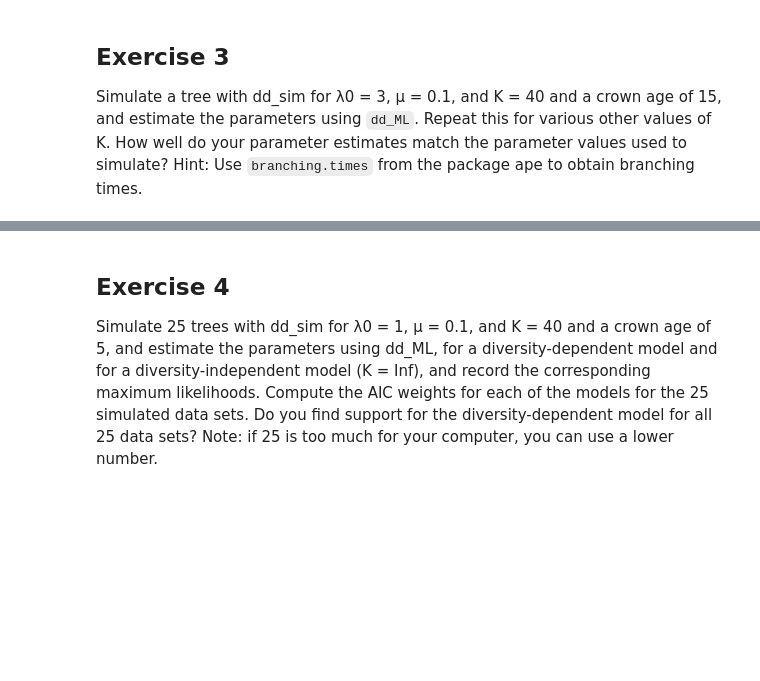
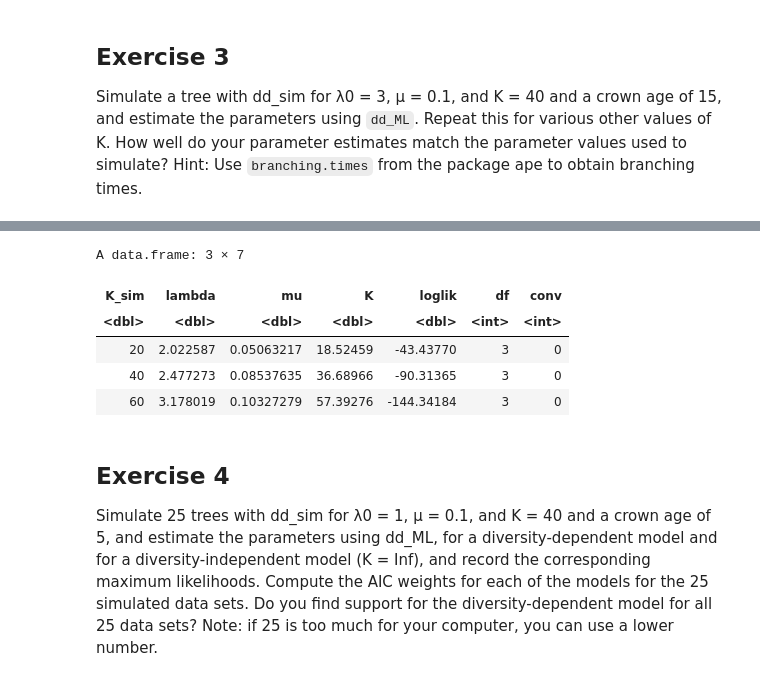
Before and after one commit to singuyenmai/bioModelling, a Jupyter notebook: macroevolution/Exercises_2.ipynb, the cells around one changed output, grey strips where cells are left out. Cells and saved outputs as stored; diff of their text form; code cells hidden in the pictures; blank space fills up the shorter version.

```diff
--- a/macroevolution/Exercises_2.ipynb
+++ b/macroevolution/Exercises_2.ipynb
@@ -127,13 +107,3 @@ A matrix: 421 × 4 of type dbl
 # %% [markdown]
 ## Exercise 3
 Simulate a tree with dd_sim for λ0 = 3, µ = 0.1, and K = 40 and a crown age of 15, and estimate the parameters using `dd_ML`. Repeat this for various other values of K. How well do your parameter estimates match the parameter values used to simulate? Hint: Use `branching.times` from the package ape to obtain branching times.
-# %%
-param <- c(3, 0.1, 40)
-sim_out <- DDD::dd_sim(pars = param, age=15)
-
-
-brts <- ape::branching.times(sim_out$tes)
-opt_out <- DDD::dd_ML(brts, initparsopt = param)
-print(opt_out)
-
-ggtree(sim_out$tes)
@@ -150,0 +110,7 @@ Maximum loglikelihood: -95.492028
+# %%
+# explore different carrying capacity K
+lambda <- 3.0
+K <- c(20, 40, 60)
+mu <- 0.1
+param_list <- lapply(K, function(x) c(lambda, mu, x))
+str(param_list)
@@ -150,0 +122,15 @@ Maximum loglikelihood: -95.492028
+# %%
+sim_out <- lapply(param_list, DDD::dd_sim, age=15)
+
+for (i in 1:length(sim_out)){
+    sim_out[[i]][["K"]] <- K[i]
+}
+# %%
+brts_list <- lapply(sim_out, function(x) ape::branching.times(x[["tes"]]))
+
+data_ML <- data.frame()
+for (i in 1:length(K)){
+    opt_out <- DDD::dd_ML(brts_list[[i]], initparsopt = param_list[[i]])
+    data <- cbind(data.frame(K_sim=c(K[i])), opt_out)
+    data_ML <- rbind(data_ML, data)
+}
@@ -151,3 +155,12 @@ Maximum loglikelihood: -95.492028
+# %%
+data_ML
+# %% [output]
+A data.frame: 3 × 7
+| K_sim | lambda | mu | K | loglik | df | conv |
+| <dbl> | <dbl> | <dbl> | <dbl> | <dbl> | <int> | <int> |
+| 20 | 2.022587 | 0.05063217 | 18.52459 | -43.43770 | 3 | 0 |
+| 40 | 2.477273 | 0.08537635 | 36.68966 | -90.31365 | 3 | 0 |
+| 60 | 3.178019 | 0.10327279 | 57.39276 | -144.34184 | 3 | 0 |
 # %% [markdown]
 ## Exercise 4
 Simulate 25 trees with dd_sim for λ0 = 1, µ = 0.1, and K = 40 and a crown age of 5, and estimate the parameters using dd_ML, for a
```
Also changed, not shown: parts of 7 cells of this notebook.
